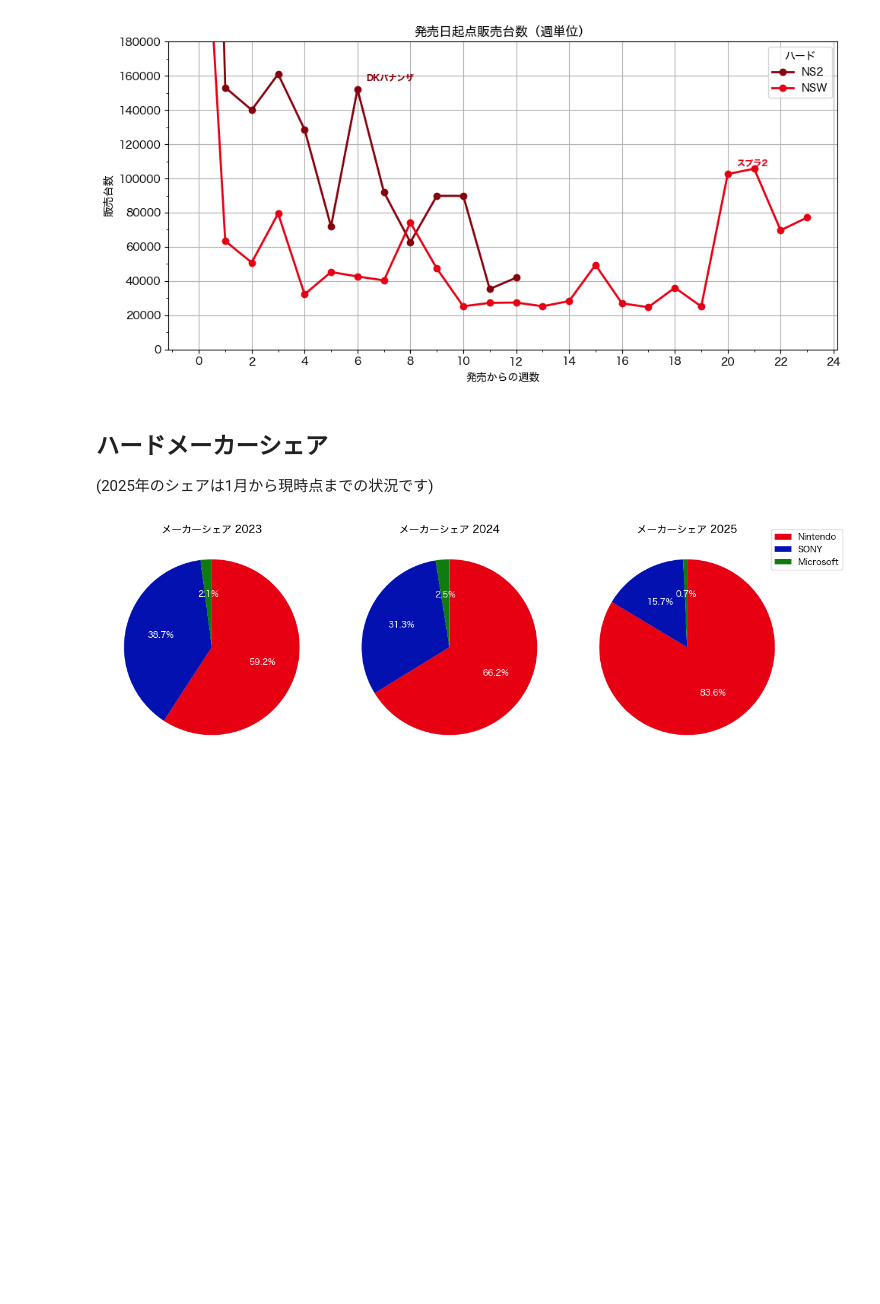
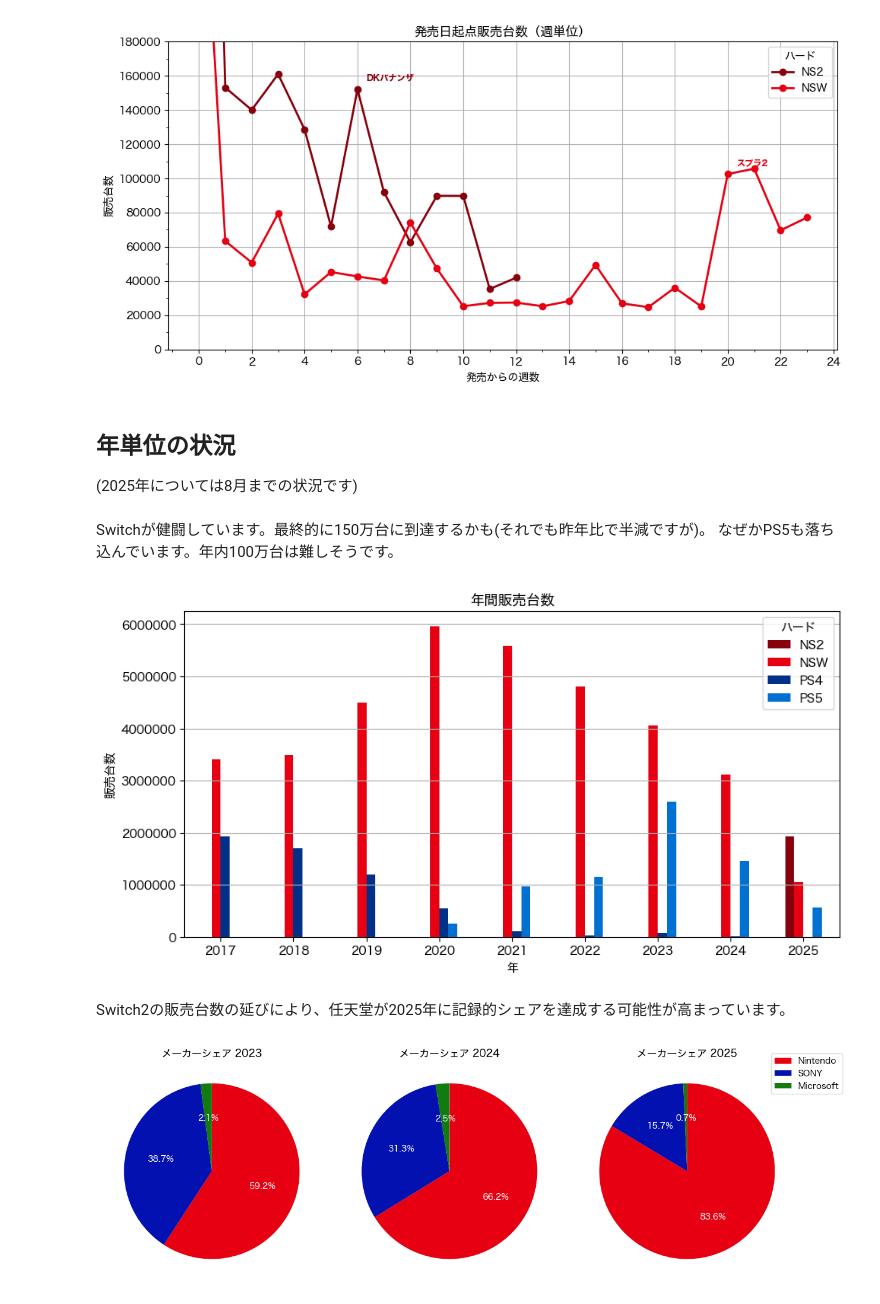
Before and after one commit to hidenden/gamedata, a Jupyter notebook: notebook/analysis/weekly_report_2025.ipynb, the cells around one changed output. Drawn from its saved outputs; the diff is of its cells as text; code cells hidden in the pictures; blank space fills up the shorter version.

```diff
--- a/notebook/analysis/weekly_report_2025.ipynb
+++ b/notebook/analysis/weekly_report_2025.ipynb
@@ -165,9 +170,18 @@ Switch2の場合は11周目で4万台を切りました。このままZA発売
 # %% [output]
 [figure]
 # %% [markdown]
-## ハードメーカーシェア
+## 年単位の状況
 
-(2025年のシェアは1月から現時点までの状況です)
+(2025年については8月までの状況です)
+# %% [markdown]
+Switchが健闘しています。最終的に150万台に到達するかも(それでも昨年比で半減ですが)。
+なぜかPS5も落ち込んでいます。年内100万台は難しそうです。
+# %%
+(fig, df) = ph.plot_yearly_histogram(hw=['PS4', 'PS5', 'NSW', 'NS2'], begin=datetime(2017,1,1), end=datetime(2025,12,31))
+# %% [output]
+[figure, added]
+# %% [markdown]
+Switch2の販売台数の延びにより、任天堂が2025年に記録的シェアを達成する可能性が高まっています。
 # %%
 (fig, df) = ph.plot_maker_share_pie(begin_year=2023, end_year=2025)
 # %% [output]
```
Also changed, not shown: parts of 16 cells of this notebook, 4 other files.
